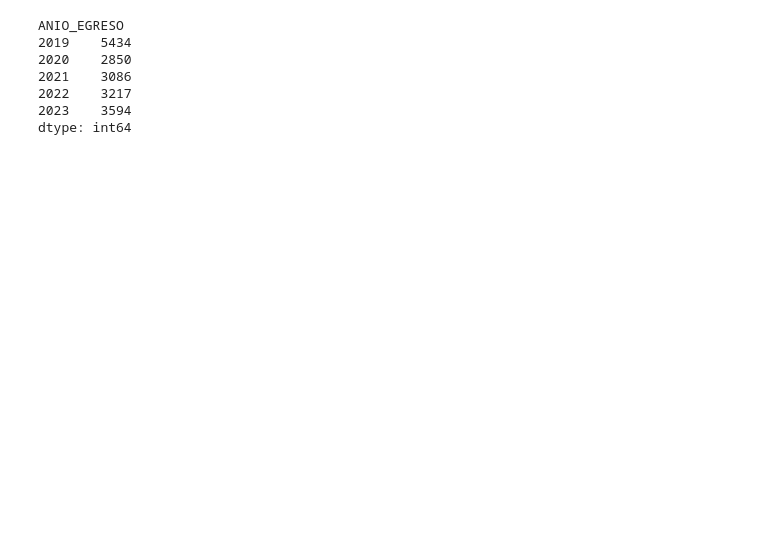
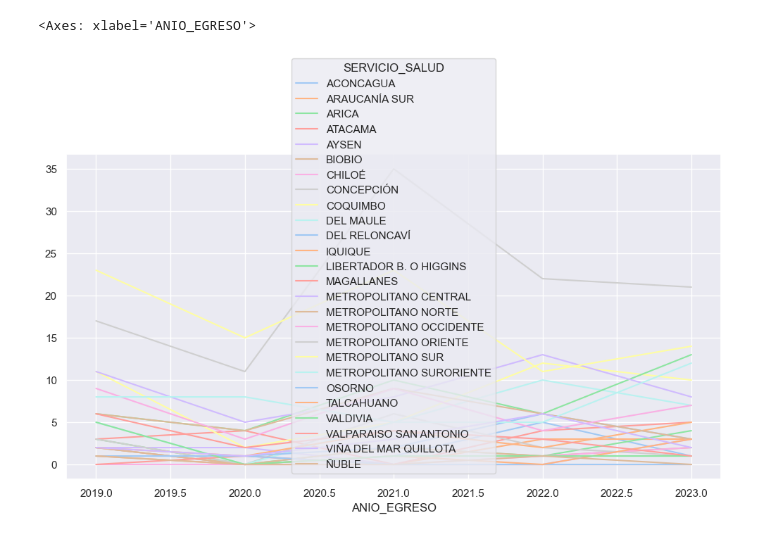
Before and after one commit to JavierRojas14/grd, a Jupyter notebook: notebooks/1.0-jrb-database-query.ipynb, the cells around one changed output. Cells and saved outputs as stored; diff of their text form; code cells hidden in the pictures; blank space fills up the shorter version.

Commit message:
Ve produccion congenitas por servicio

```diff
--- a/notebooks/1.0-jrb-database-query.ipynb
+++ b/notebooks/1.0-jrb-database-query.ipynb
@@ -9,14 +9,5 @@ sns.set_theme(palette='pastel')
 plt.rcParams['figure.figsize'] = (12, 6)
 pd.set_option('display.max_columns', None)
 # %%
-df = pd.read_csv("../data/processed/df_procesada_112103.csv", sep=";")
+df_torax = pd.read_csv("../data/processed/df_procesada_112103.csv", sep=";")
+df_torax["DIAGNOSTICO1"] = df_torax["DIAGNOSTICO1"].str.replace(".", "", regex=False)
-# %%
-df.query("TIPO_ACTIVIDAD == 'HOSPITALIZACIÓN'").groupby("ANIO_EGRESO").size()
-# %% [output]
-ANIO_EGRESO
-2019    5434
-2020    2850
-2021    3086
-2022    3217
-2023    3594
-dtype: int64
@@ -22,0 +91,7 @@ dtype: int64
+# %%
+df_congenita = df_torax.query("DIAGNOSTICO1 == 'QXXX'")
+# %%
+df_congenita.groupby(["ANIO_EGRESO", "SERVICIO_SALUD"]).size().unstack(fill_value=0).plot()
+# %% [output]
+<Axes: xlabel='ANIO_EGRESO'>
+[figure, added]
```
Also changed, not shown: parts of 2 cells of this notebook.
